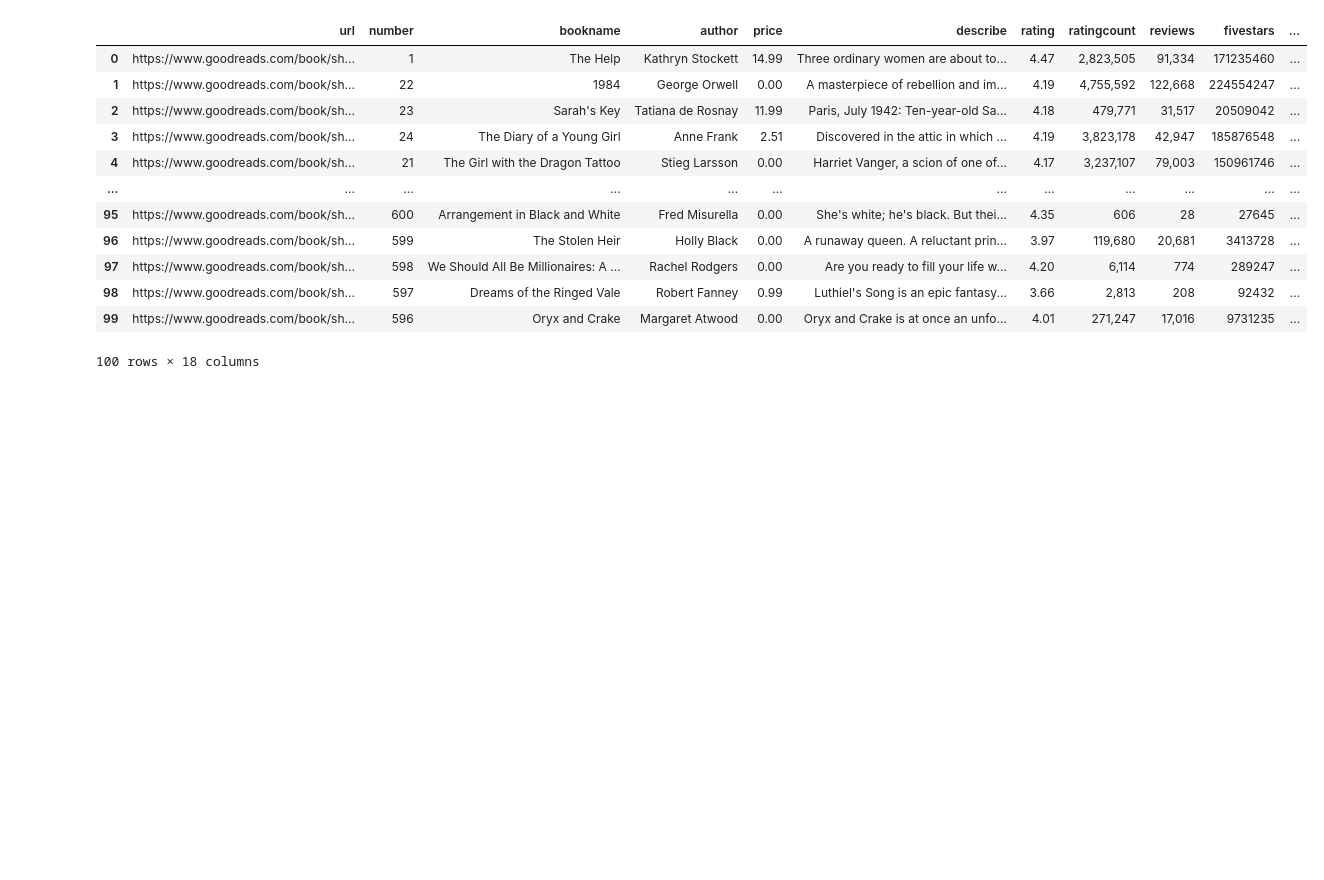
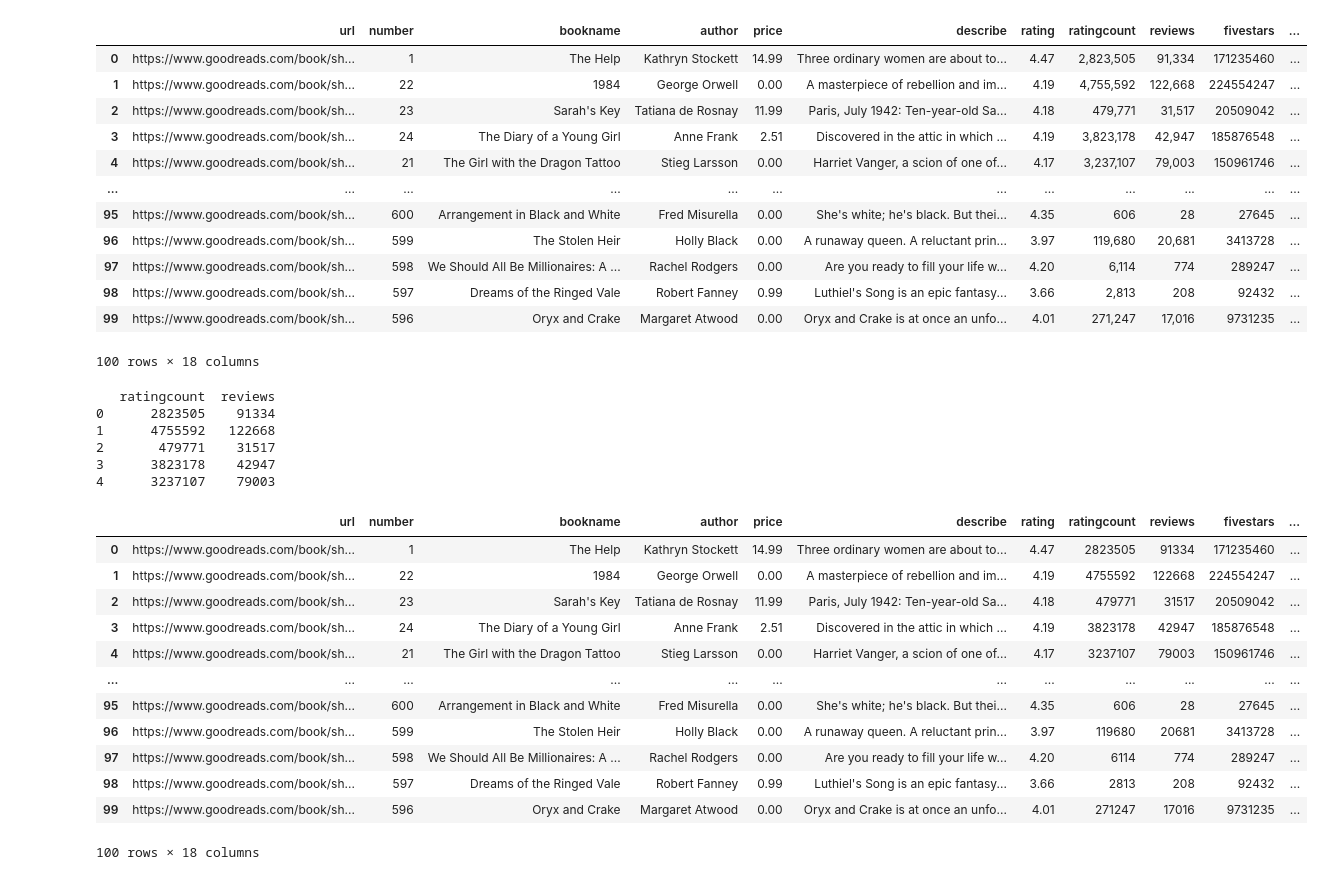
Before and after one commit to VoTatThien/CrawlWeb_Nhom, a Jupyter notebook: test.ipynb, the cells around one changed output. Saved outputs shown, nothing was run; the diff lists cells and outputs as text; code cells hidden in the pictures; blank space fills up the shorter version.

```diff
--- a/test.ipynb
+++ b/test.ipynb
@@ -109,3 +109,33 @@ df.head(100)
 | 98 | https://www.goodreads.com/book/sh... | 597 | Dreams of the Ringed Vale | Robert Fanney | 0.99 | Luthiel's Song is an epic fantasy... | 3.66 | 2,813 | 208 | 92432 | ... |
 | 99 | https://www.goodreads.com/book/sh... | 596 | Oryx and Crake | Margaret Atwood | 0.00 | Oryx and Crake is at once an unfo... | 4.01 | 271,247 | 17,016 | 9731235 | ... |
 100 rows × 18 columns
+# %%
+# Loại bỏ dấu phẩy và chuyển thành số nguyên cho cột "ratingcount" và "reviews"
+df['ratingcount'] = df['ratingcount'].str.replace(',', '').astype(int)
+df['reviews'] = df['reviews'].str.replace(',', '').astype(int)
+
+# Hiển thị kết quả để kiểm tra
+print(df[['ratingcount', 'reviews']].head())
+# %% [output]
+   ratingcount  reviews
+0      2823505    91334
+1      4755592   122668
+2       479771    31517
+3      3823178    42947
+4      3237107    79003
+# %%
+df.head(100)
+# %% [output]
+|  | url | number | bookname | author | price | describe | rating | ratingcount | reviews | fivestars | ... |
+| 0 | https://www.goodreads.com/book/sh... | 1 | The Help | Kathryn Stockett | 14.99 | Three ordinary women are about to... | 4.47 | 2823505 | 91334 | 171235460 | ... |
+| 1 | https://www.goodreads.com/book/sh... | 22 | 1984 | George Orwell | 0.00 | A masterpiece of rebellion and im... | 4.19 | 4755592 | 122668 | 224554247 | ... |
+| 2 | https://www.goodreads.com/book/sh... | 23 | Sarah's Key | Tatiana de Rosnay | 11.99 | Paris, July 1942: Ten-year-old Sa... | 4.18 | 479771 | 31517 | 20509042 | ... |
+| 3 | https://www.goodreads.com/book/sh... | 24 | The Diary of a Young Girl | Anne Frank | 2.51 | Discovered in the attic in which ... | 4.19 | 3823178 | 42947 | 185876548 | ... |
+| 4 | https://www.goodreads.com/book/sh... | 21 | The Girl with the Dragon Tattoo | Stieg Larsson | 0.00 | Harriet Vanger, a scion of one of... | 4.17 | 3237107 | 79003 | 150961746 | ... |
+| ... | ... | ... | ... | ... | ... | ... | ... | ... | ... | ... | ... |
+| 95 | https://www.goodreads.com/book/sh... | 600 | Arrangement in Black and White | Fred Misurella | 0.00 | She's white; he's black. But thei... | 4.35 | 606 | 28 | 27645 | ... |
+| 96 | https://www.goodreads.com/book/sh... | 599 | The Stolen Heir | Holly Black | 0.00 | A runaway queen. A reluctant prin... | 3.97 | 119680 | 20681 | 3413728 | ... |
+| 97 | https://www.goodreads.com/book/sh... | 598 | We Should All Be Millionaires: A ... | Rachel Rodgers | 0.00 | Are you ready to fill your life w... | 4.20 | 6114 | 774 | 289247 | ... |
+| 98 | https://www.goodreads.com/book/sh... | 597 | Dreams of the Ringed Vale | Robert Fanney | 0.99 | Luthiel's Song is an epic fantasy... | 3.66 | 2813 | 208 | 92432 | ... |
+| 99 | https://www.goodreads.com/book/sh... | 596 | Oryx and Crake | Margaret Atwood | 0.00 | Oryx and Crake is at once an unfo... | 4.01 | 271247 | 17016 | 9731235 | ... |
+100 rows × 18 columns
```
